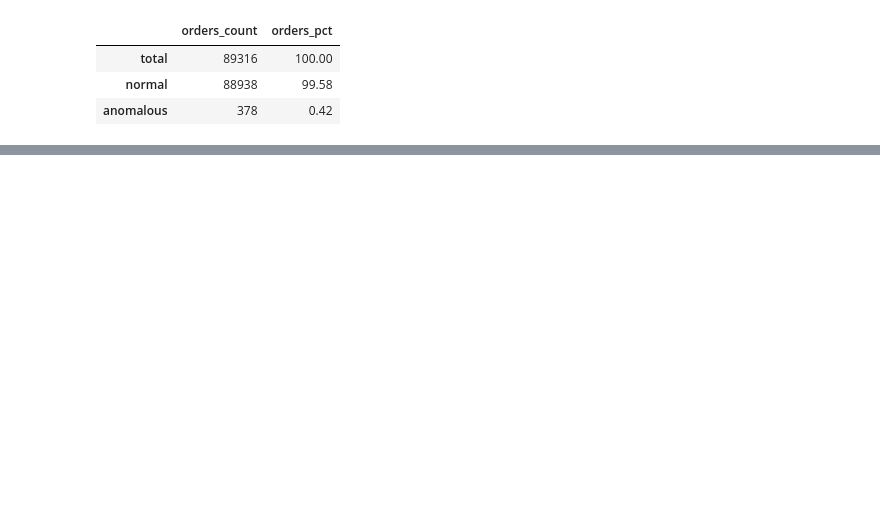
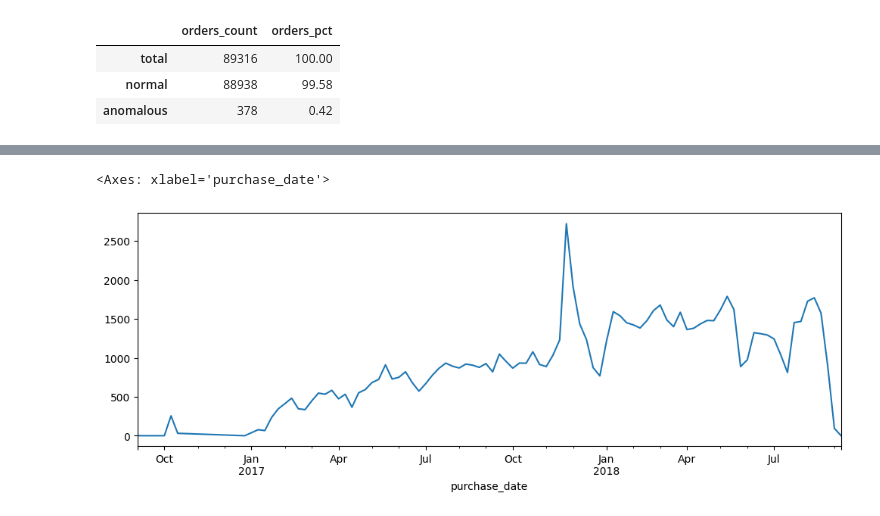
Before and after one commit to mkudim/analytics-learning-notes, a Jupyter notebook: 03_bi_tools/data_for_practice/EDA_orders.ipynb, the cells around one changed output, grey strips where cells are left out. Cells and saved outputs as stored; diff of their text form; code cells hidden in the pictures; blank space fills up the shorter version.

```diff
--- a/03_bi_tools/data_for_practice/EDA_orders.ipynb
+++ b/03_bi_tools/data_for_practice/EDA_orders.ipynb
@@ -513,0 +580,5 @@ summary
+# %%
+weekly_orders.plot(figsize=(12, 4))
+# %% [output]
+<Axes: xlabel='purchase_date'>
+[figure, added]
```
Also changed, not shown: parts of 18 cells of this notebook.
